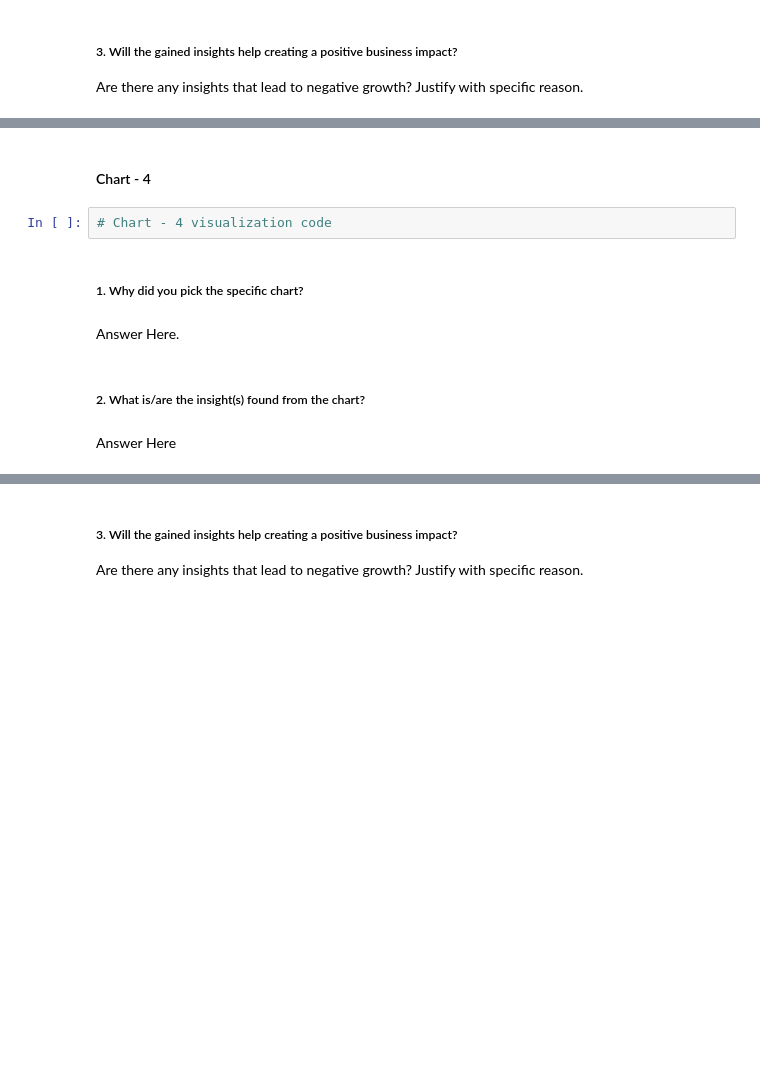
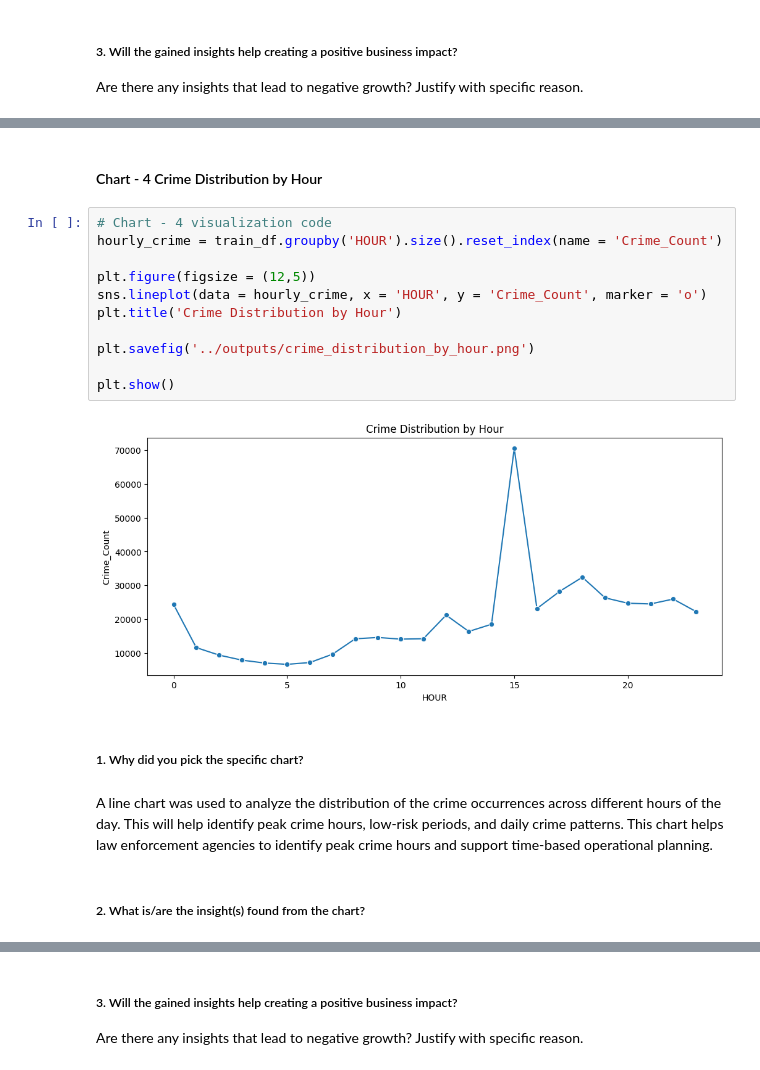
Before and after one commit to nibedita-26/crime_forecasting, a Jupyter notebook: notebook/ml_project.ipynb, the cells around one changed output, grey strips where cells are left out. Saved outputs shown, nothing was run; the diff lists cells and outputs as text; blank space fills up the shorter version.

```diff
--- a/notebook/ml_project.ipynb
+++ b/notebook/ml_project.ipynb
@@ -578,12 +768,22 @@ Answer Here
 # %% [markdown]
-#### Chart - 4
+#### Chart - 4 Crime Distribution by Hour
-# %%
-# Chart - 4 visualization code
+# %%
+# Chart - 4 visualization code
+hourly_crime = train_df.groupby('HOUR').size().reset_index(name = 'Crime_Count')
+
+plt.figure(figsize = (12,5))
+sns.lineplot(data = hourly_crime, x = 'HOUR', y = 'Crime_Count', marker = 'o')
+plt.title('Crime Distribution by Hour')
+
+plt.savefig('../outputs/crime_distribution_by_hour.png')
+
+plt.show()
+# %% [output]
+[figure, added]
 # %% [markdown]
 ##### 1. Why did you pick the specific chart?
-# %% [markdown]
-Answer Here.
+# %% [markdown]
+A line chart was used to analyze the distribution of the crime occurrences across different hours of the day. This will help identify peak crime hours, low-risk periods, and daily crime patterns.
+This chart helps law enforcement agencies to identify peak crime hours and support time-based operational planning.
 # %% [markdown]
 ##### 2. What is/are the insight(s) found from the chart?
-# %% [markdown]
-Answer Here
```
Also changed, not shown: parts of 34 cells of this notebook, 5 other files.
